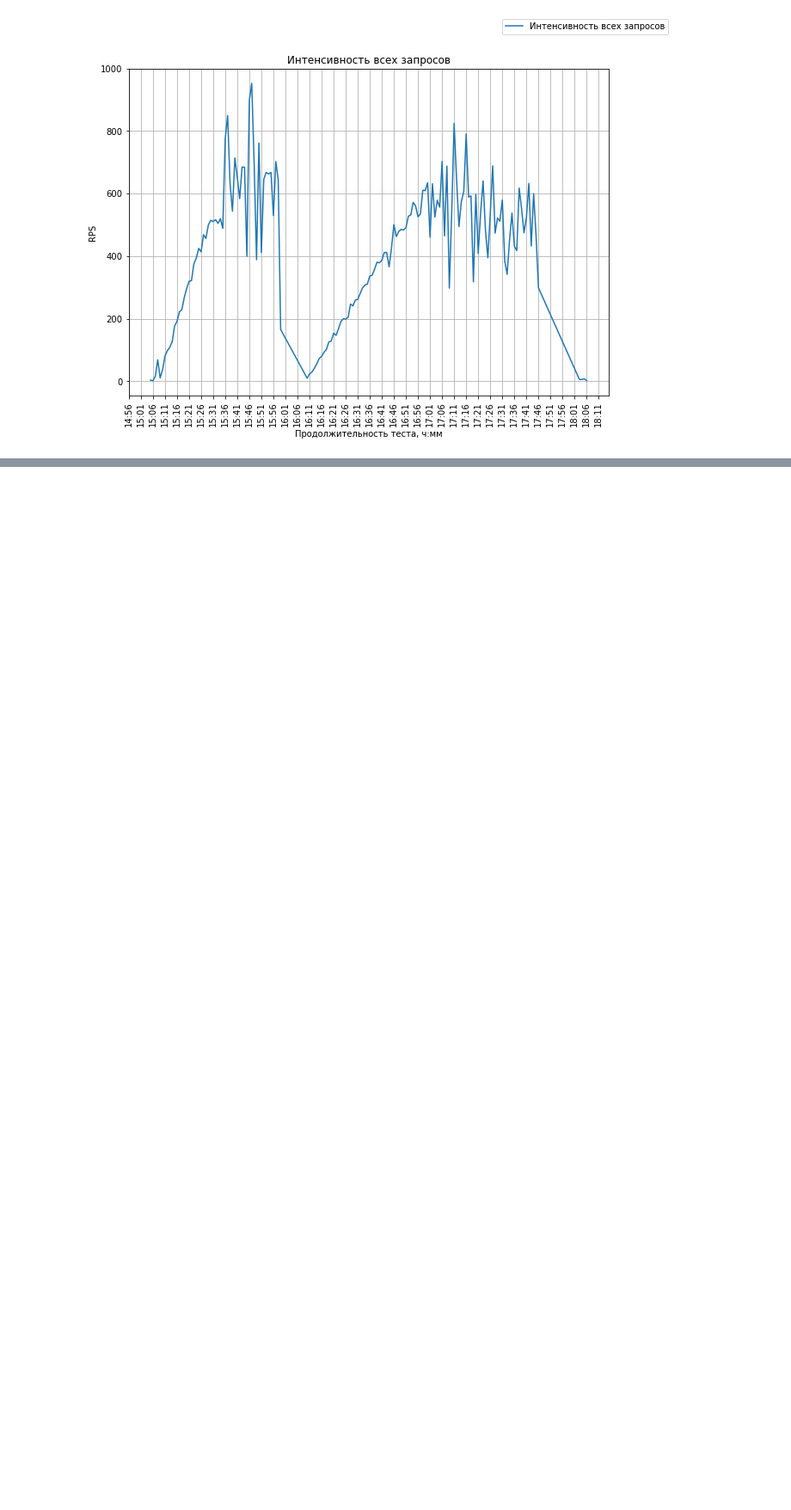
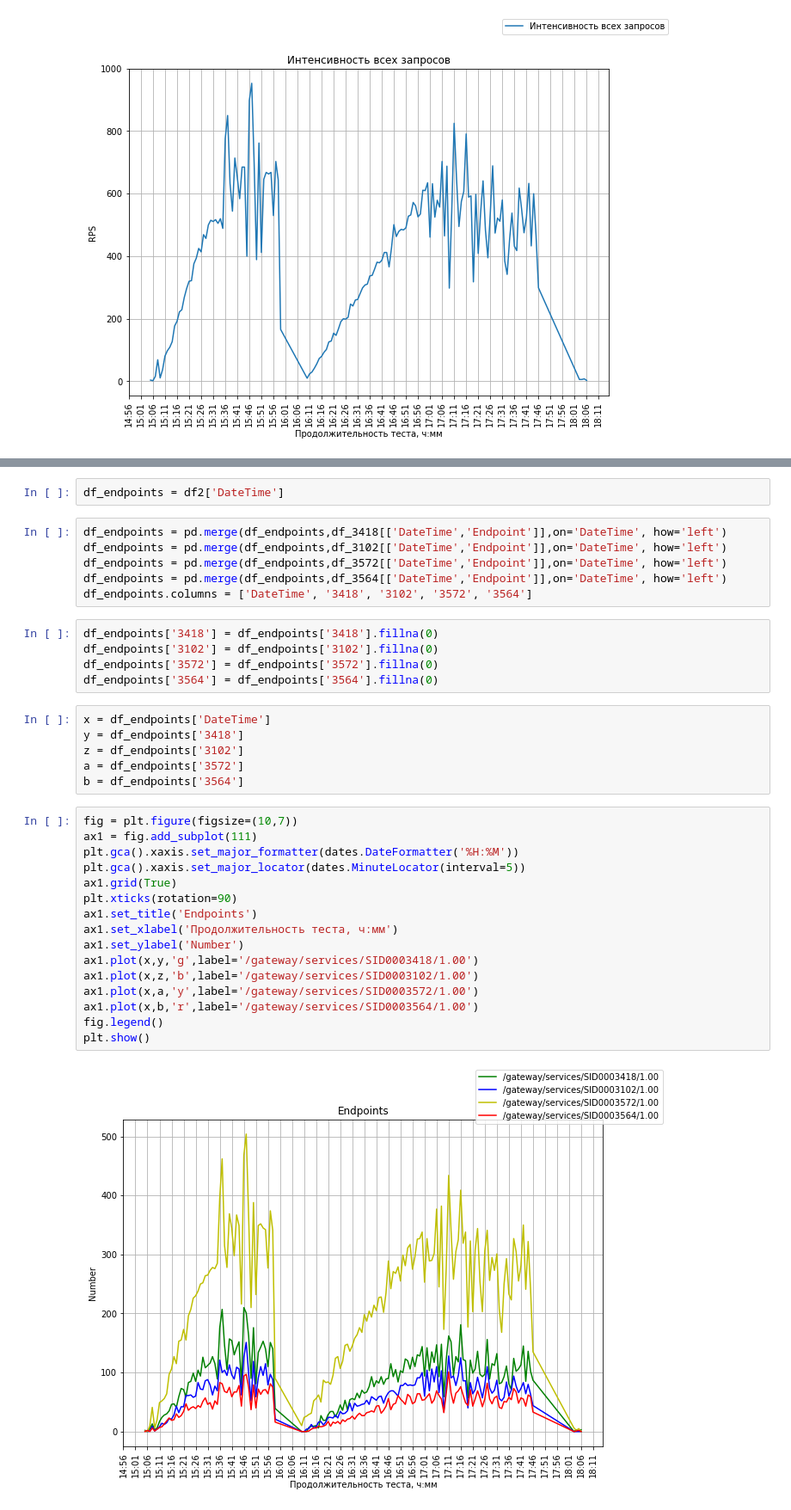
Before and after one commit to gorbovlesha/PyGraphs2Step, a Jupyter notebook: PyGraphs2Step.ipynb, the cells around one changed output, grey strips where cells are left out. Shown at 86% size. Saved outputs shown, nothing was run; the diff lists cells and outputs as text; blank space fills up the shorter version.

```diff
--- a/PyGraphs2Step.ipynb
+++ b/PyGraphs2Step.ipynb
@@ -91,0 +114,37 @@ ValueError: x and y must have same first dimension, but have shapes (156,) and (
+# %%
+df_endpoints = df2['DateTime']
+# %%
+df_endpoints = pd.merge(df_endpoints,df_3418[['DateTime','Endpoint']],on='DateTime', how='left')
+df_endpoints = pd.merge(df_endpoints,df_3102[['DateTime','Endpoint']],on='DateTime', how='left')
+df_endpoints = pd.merge(df_endpoints,df_3572[['DateTime','Endpoint']],on='DateTime', how='left')
+df_endpoints = pd.merge(df_endpoints,df_3564[['DateTime','Endpoint']],on='DateTime', how='left')
+df_endpoints.columns = ['DateTime', '3418', '3102', '3572', '3564']
+# %%
+df_endpoints['3418'] = df_endpoints['3418'].fillna(0)
+df_endpoints['3102'] = df_endpoints['3102'].fillna(0)
+df_endpoints['3572'] = df_endpoints['3572'].fillna(0)
+df_endpoints['3564'] = df_endpoints['3564'].fillna(0)
+# %%
+x = df_endpoints['DateTime']
+y = df_endpoints['3418']
+z = df_endpoints['3102']
+a = df_endpoints['3572']
+b = df_endpoints['3564']
+# %%
+fig = plt.figure(figsize=(10,7))
+ax1 = fig.add_subplot(111)
+plt.gca().xaxis.set_major_formatter(dates.DateFormatter('%H:%M'))
+plt.gca().xaxis.set_major_locator(dates.MinuteLocator(interval=5))
+ax1.grid(True)
+plt.xticks(rotation=90)
+ax1.set_title('Endpoints')
+ax1.set_xlabel('Продолжительность теста, ч:мм')
+ax1.set_ylabel('Number')
+ax1.plot(x,y,'g',label='/gateway/services/SID0003418/1.00')
+ax1.plot(x,z,'b',label='/gateway/services/SID0003102/1.00')
+ax1.plot(x,a,'y',label='/gateway/services/SID0003572/1.00')
+ax1.plot(x,b,'r',label='/gateway/services/SID0003564/1.00')
+fig.legend()
+plt.show()
+# %% [output]
+[figure, added]
```
Also changed, not shown: parts of 21 cells of this notebook, 5 other files.
